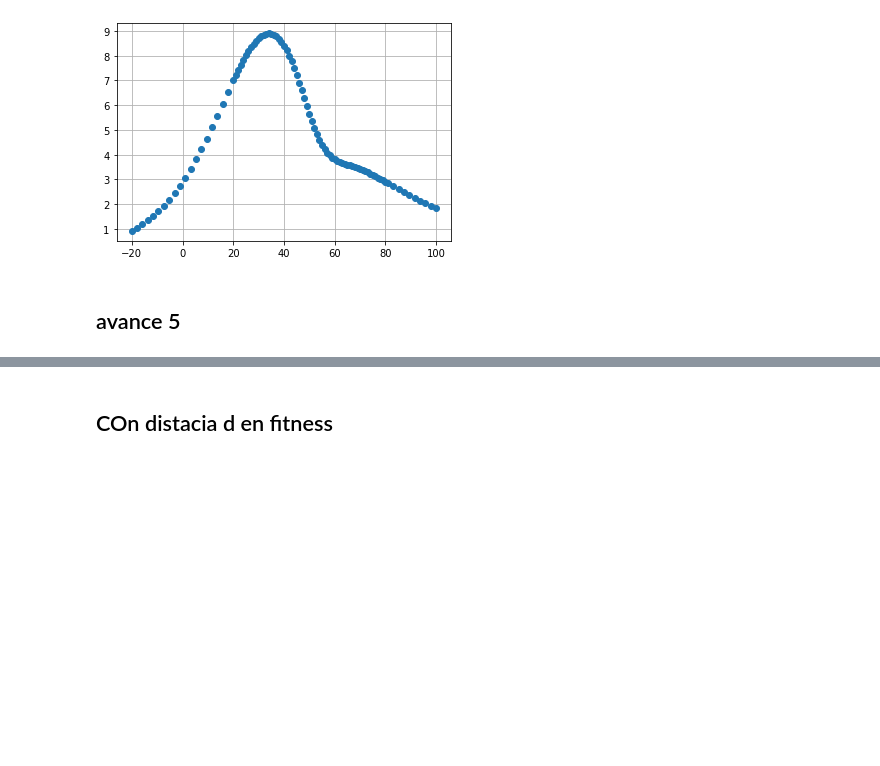
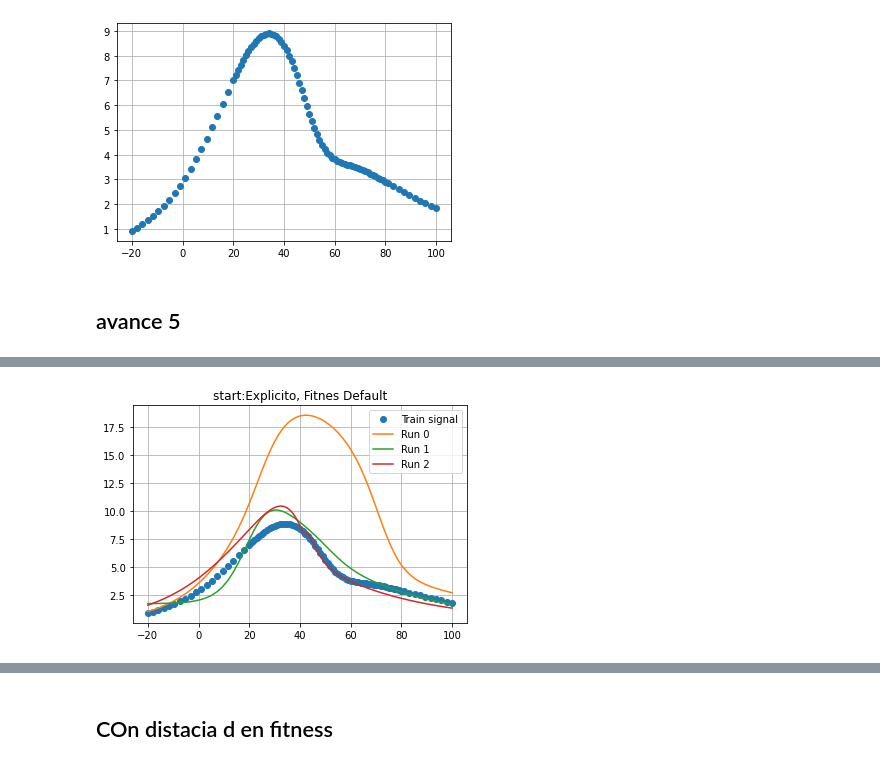
Before and after one commit to nfierroflo/Evolutionary-computation, a Jupyter notebook: evolutivacompletoc1.ipynb, the cells around one changed output, grey strips where cells are left out. Drawn from its saved outputs; the diff is of its cells as text; code cells hidden in the pictures; blank space fills up the shorter version.

```diff
--- a/evolutivacompletoc1.ipynb
+++ b/evolutivacompletoc1.ipynb
@@ -155,0 +129,9 @@ Text(0.5, 1.0, 'Start: num + exp +exp')
+# %%
+# aumento prob mutacion 0.6, individuos 100 generacion 1000
+g0=lambda x: (13.416*(1-0.666*(x-54.1)/40.076)/(1+np.exp((24.6-x)/13.416)))*(1-sigmoid(0.2*(x-(33.941+38.4))))+sigmoid(0.2*(x-(0.666+24.0)))*(13.416*(1-0.18)*np.exp((0.18+52.2-x)/40.076)/(1+np.exp((51.4-x)/33.941)))
+g1=lambda x: (0.18*(1-0.666*(18.975-58.7)/0.666)/(1+np.exp((58.5-18.975)/33.941)))*(1-sigmoid(0.2*(x-(0.18+51.8))))+sigmoid(0.2*(x-(0.18+20.7)))*(18.975*(1-0.666)*np.exp((40.076+59.6-x)/40.076)/(1+np.exp((33.9-0.18)/33.941)))
+g2=lambda x: (0.666*(1-18.975*(0.666-53.9)/33.941)/(1+np.exp((26.7-x)/18.975)))*(1-sigmoid(0.2*(x-(13.416+29.4))))+sigmoid(0.2*(x-(18.975+31.1)))*(18.975*(1-0.666)*np.exp((0.18+37.7-x)/40.076)/(1+np.exp((42.1-x)/0.18)))
+
+plotResult(t,Totalv2,g0(t),g1(t), g2(t),'Explicito, Fitnes Default')
+# %% [output]
+[figure, added]
```
Also changed, not shown: parts of 20 cells of this notebook.
